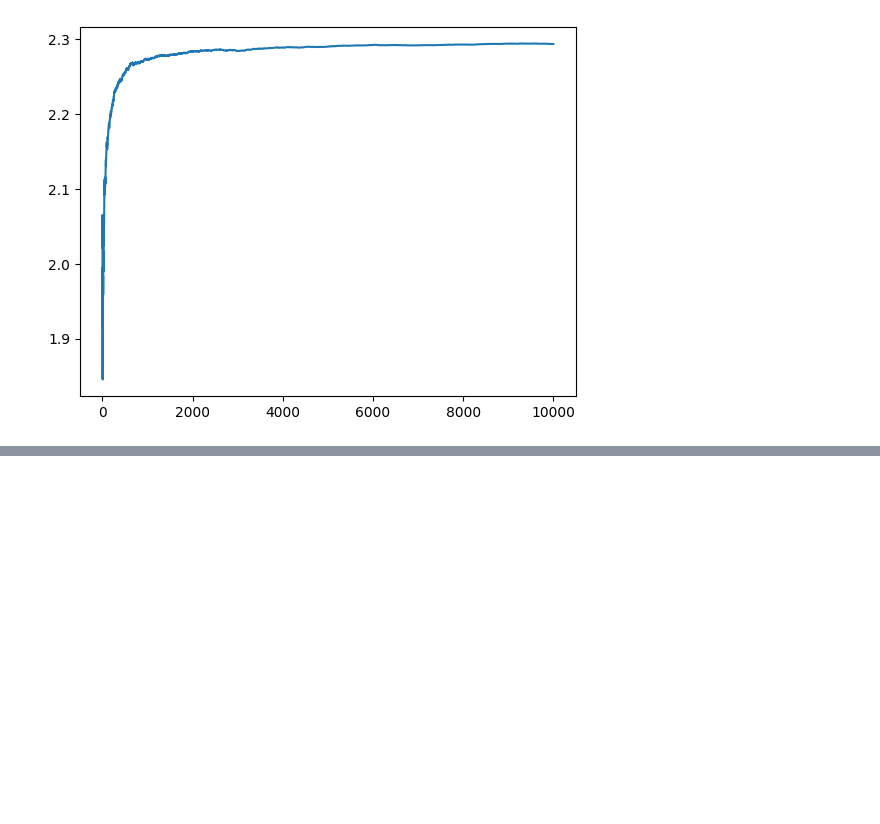
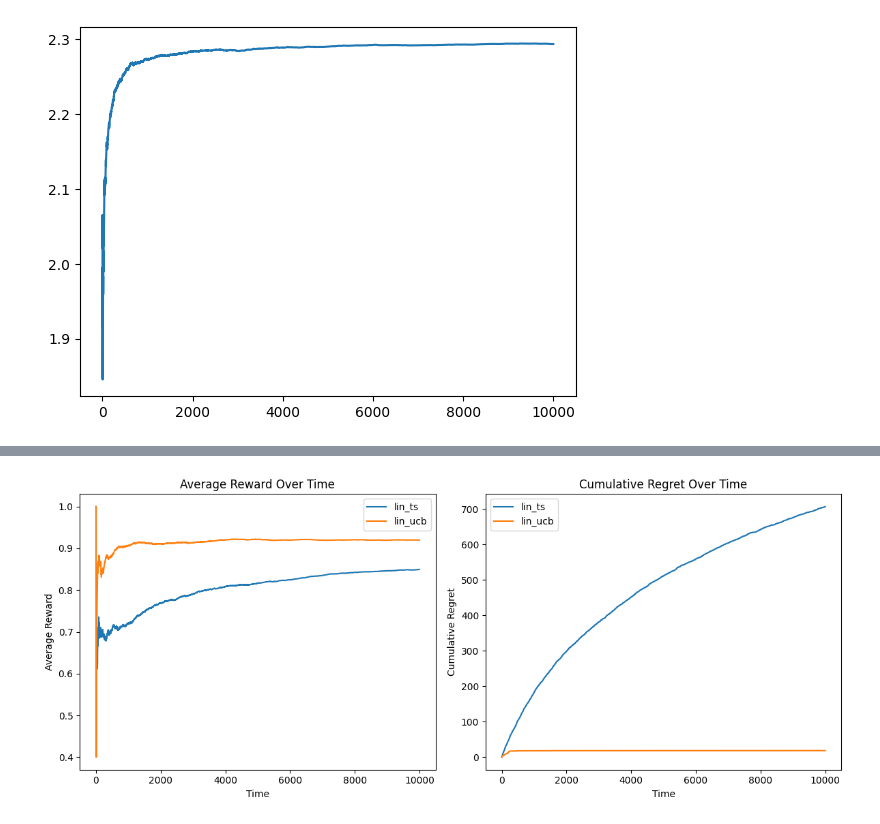
Before and after one commit to Parvish-Kakarapalli/RL_ALGO, a Jupyter notebook: Bandits.ipynb, the cells around one changed output, grey strips where cells are left out. Cells and saved outputs as stored; diff of their text form; code cells hidden in the pictures; blank space fills up the shorter version.

```diff
--- a/Bandits.ipynb
+++ b/Bandits.ipynb
@@ -198,8 +198,7 @@ plt.show()
 # %%
 import numpy as np
 # %%
-contexts = np.random.randn(10, 3)
-true_rewards = 1 / (1 + np.exp(-(contexts[:, 0] + 0.5 * contexts[:, 1] - contexts[:, 2])))
+
 
 bernoulli_reward = lambda p: 1 if np.random.rand() < p else 0
 class LinUCB:
@@ -223,17 +222,3 @@ class LinUCB:
     self.A[action] += self.contexts[action] @ self.contexts[action].T
     self.b[action] += reward * self.contexts[action]
     return action, reward
-
-
-
-
-
-agent = LinUCB(contexts, true_rewards)
-rewards = []
-regret = []
-optimal_reward = np.max(true_rewards)
-
-for _ in range(1000):
-  action, reward = agent.step()
-  rewards.append(reward)
-  regret.append(optimal_reward - true_rewards[action])
@@ -251,0 +250,50 @@ plt.show()
+# %%
+np.random.seed(42)
+contexts = np.random.randn(10, 3)
+true_rewards = 1 / (1 + np.exp(-(contexts[:, 0] + 0.5 * contexts[:, 1] - contexts[:, 2])))
+
+lin_ucb = LinUCB(contexts, true_rewards, alpha=1)
+lin_ts = LinTS(contexts, true_rewards, v=)
+
+metrics = {}
+optimal_reward = np.max(true_rewards)
+
+# LinTS
+rewards_ts, regrets_ts = [], []
+for _ in range(10000):
+    action, reward = lin_ts.step()
+    rewards_ts.append(reward)
+    regrets_ts.append(optimal_reward - true_rewards[action])
+metrics['lin_ts'] = [rewards_ts, regrets_ts]
+
+#  LinUCB
+rewards_ucb, regrets_ucb = [], []
+for _ in range(10000):
+    action, reward = lin_ucb.step()
+    rewards_ucb.append(reward)
+    regrets_ucb.append(optimal_reward - true_rewards[action])
+metrics['lin_ucb'] = [rewards_ucb, regrets_ucb]
+
+plt.figure(figsize=(12, 5))
+plt.subplot(1, 2, 1)
+plt.xlabel("Time")
+plt.ylabel("Average Reward")
+plt.title('Average Reward Over Time')
+for algo in metrics:
+    rewards = metrics[algo][0]
+    plt.plot(np.cumsum(rewards) / np.arange(1, len(rewards)+1), label=algo)
+plt.legend()
+
+plt.subplot(1, 2, 2)
+plt.xlabel("Time")
+plt.ylabel("Cumulative Regret")
+plt.title('Cumulative Regret Over Time')
+for algo in metrics:
+    regrets = metrics[algo][1]
+    plt.plot(np.cumsum(regrets), label=algo)
+plt.legend()
+
+plt.tight_layout()
+plt.show()
+# %% [output]
+[figure, added]
```
Also changed, not shown: parts of 4 cells of this notebook.
